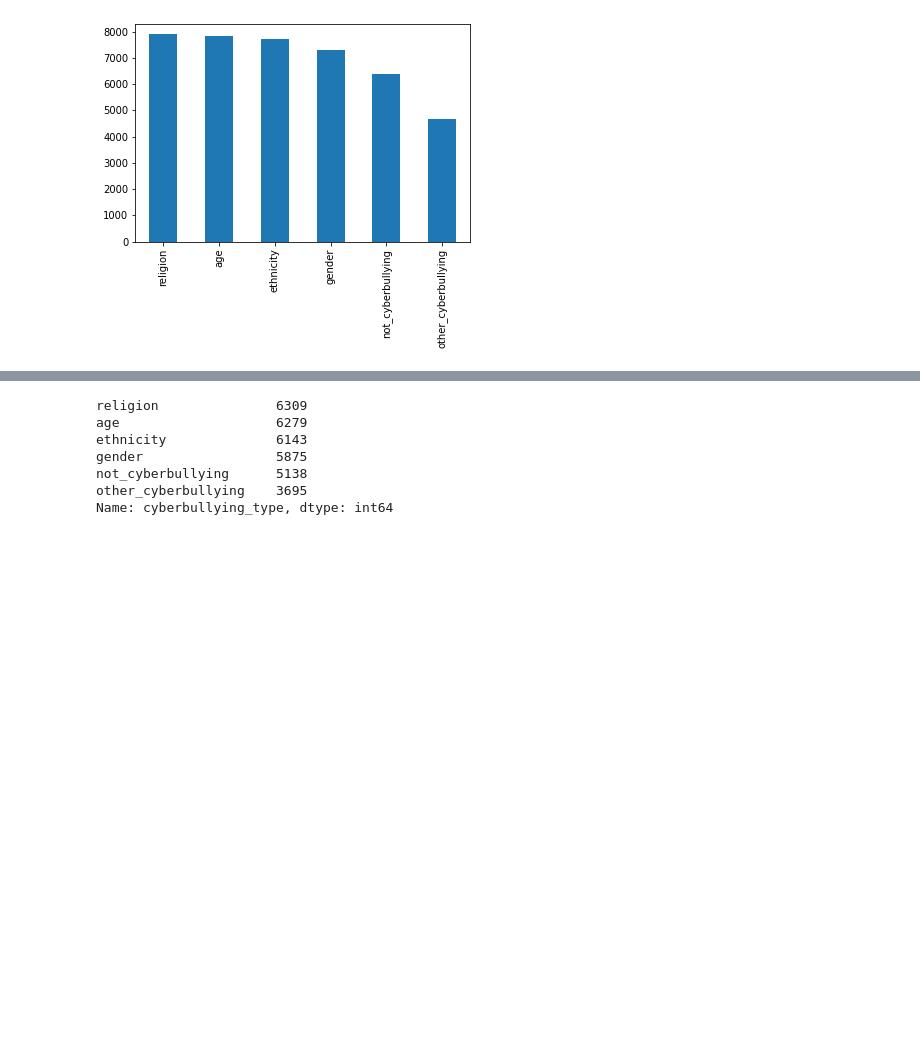
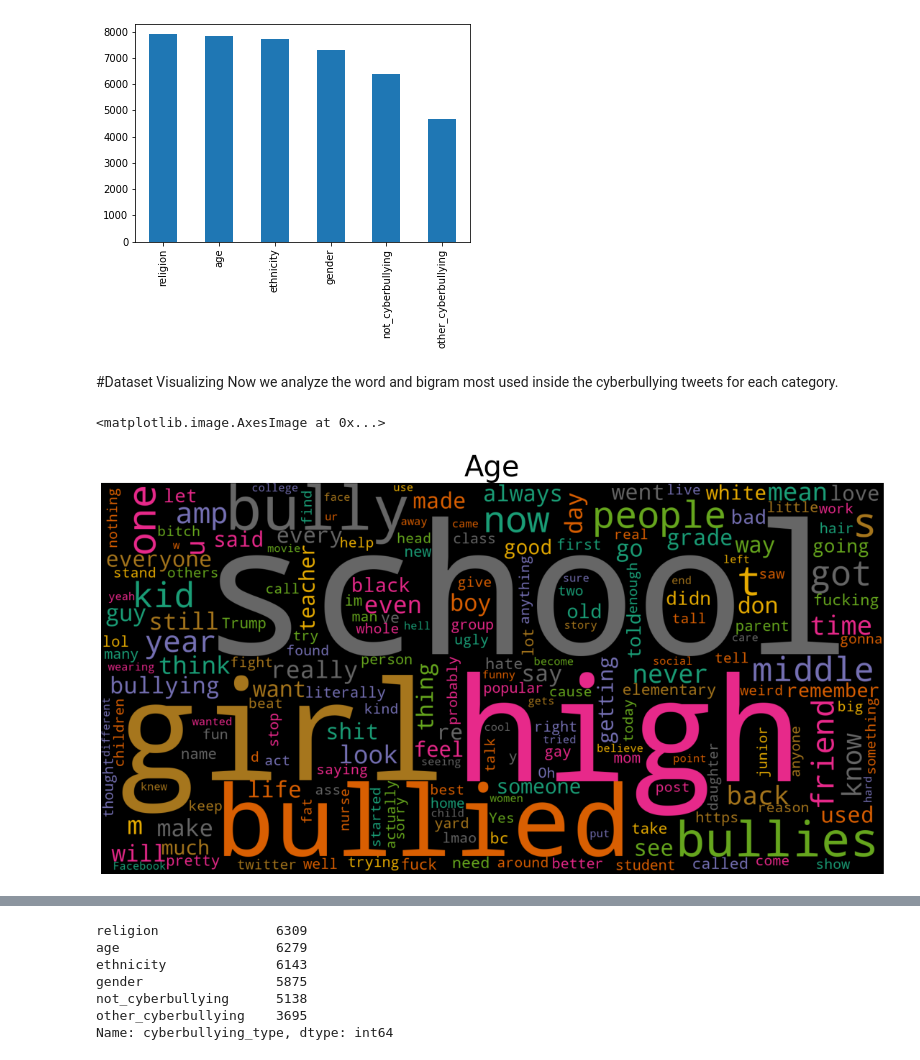
Before and after one commit to lorebianchi98/CyberBullying-Classification, a Jupyter notebook: 0.Data_preprocessing.ipynb, the cells around one changed output, grey strips where cells are left out. Drawn from its saved outputs; the diff is of its cells as text; code cells hidden in the pictures; blank space fills up the shorter version.

```diff
--- a/0.Data_preprocessing.ipynb
+++ b/0.Data_preprocessing.ipynb
@@ -270,3 +273,19 @@ not_cyberbullying      6368
 other_cyberbullying    4669
 Name: cyberbullying_type, dtype: int64
 [figure]
+# %% [markdown]
+#Dataset Visualizing
+Now we analyze the word and bigram most used inside the cyberbullying tweets for each category.
+# %%
+from wordcloud import WordCloud
+plt.figure(figsize=(20,10))
+subset3 = df[df['cyberbullying_type']=='age']
+text_age = subset3.tweet_text.values
+cloud3=WordCloud(background_color='black',colormap="Dark2",collocations=False,width=2000,height=1000).generate(" ".join(text_age))
+
+plt.axis('off')
+plt.title("Age",fontsize=40)
+plt.imshow(cloud3)
+# %% [output]
+<matplotlib.image.AxesImage at 0x...>
+[figure, added]
```
Also changed, not shown: parts of 9 cells of this notebook.
